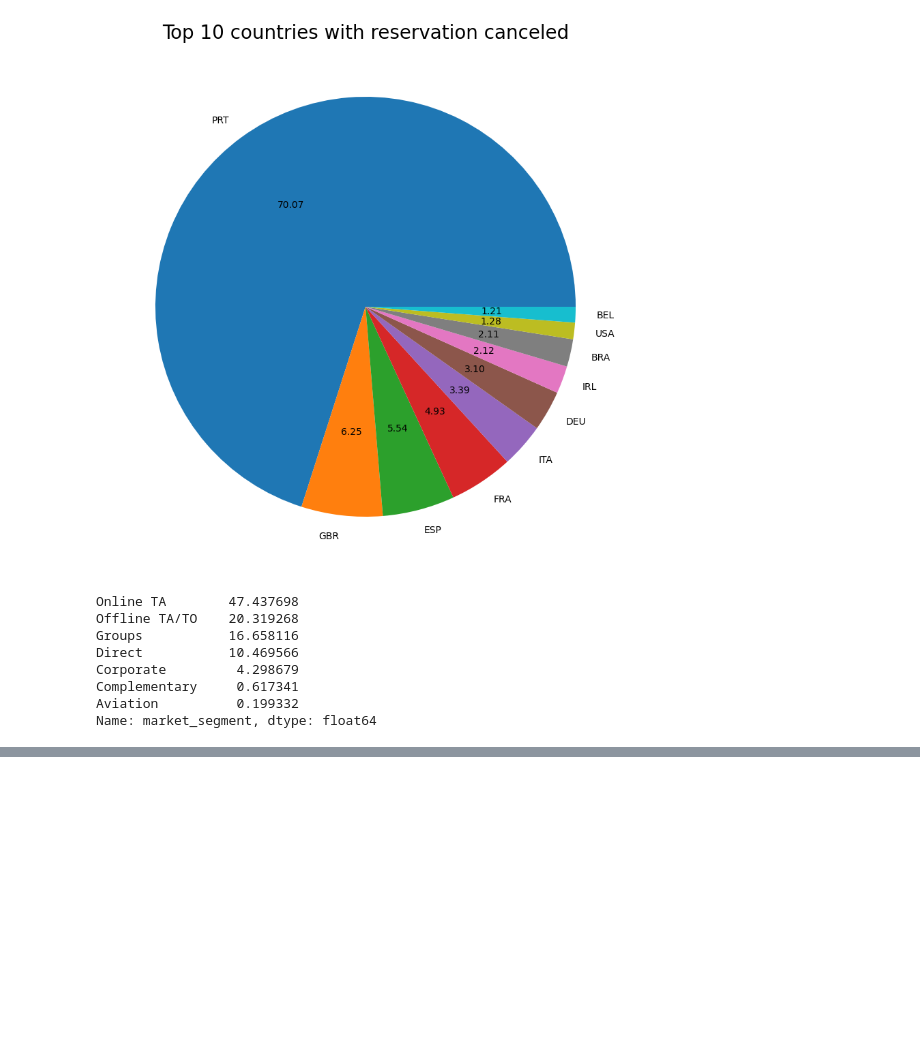
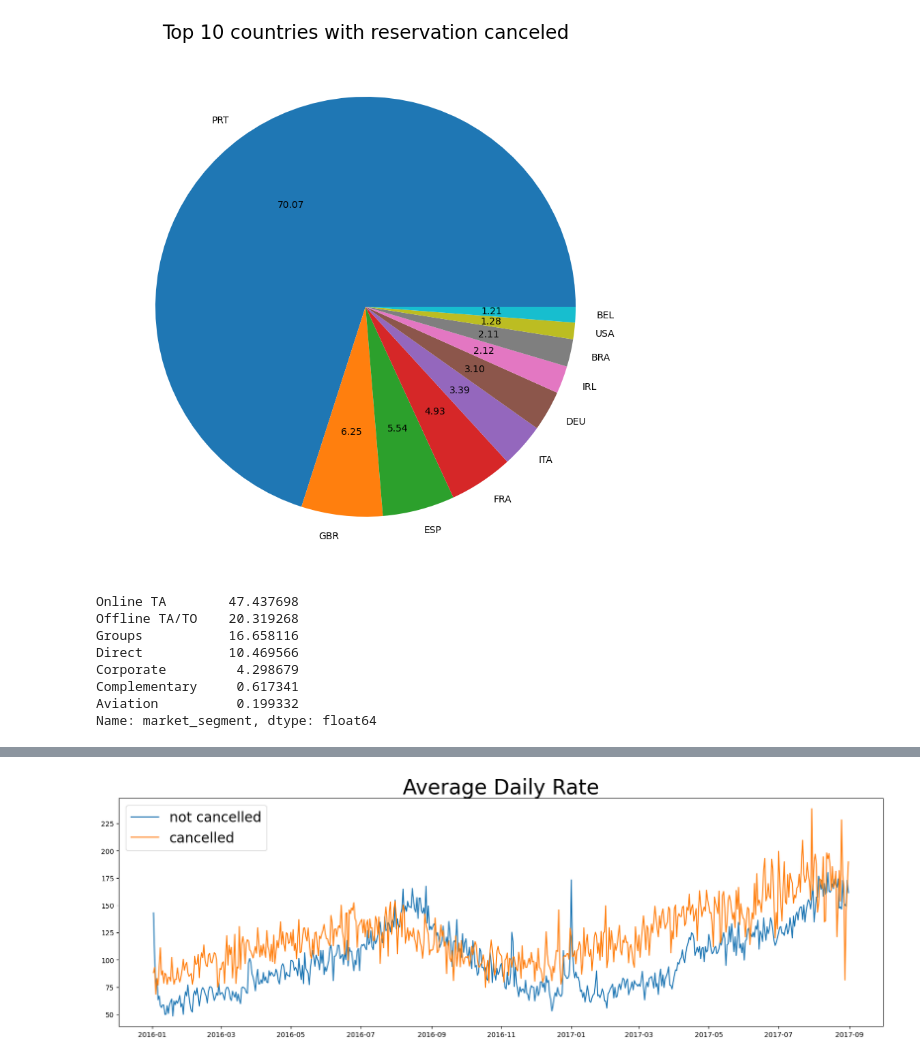
Before and after one commit to hamant-jagwan/Hotel-Booking--EDA, a Jupyter notebook: hotel_booking_EDA.ipynb, the cells around one changed output, grey strips where cells are left out. Saved outputs shown, nothing was run; the diff lists cells and outputs as text; code cells hidden in the pictures; blank space fills up the shorter version.

```diff
--- a/hotel_booking_EDA.ipynb
+++ b/hotel_booking_EDA.ipynb
@@ -464,0 +501,9 @@ cancelled_df_adr
+# %%
+plt.figure(figsize = (20, 6))
+plt.title('Average Daily Rate', fontsize  = 30)
+plt.plot(not_cancelled_df_adr['reservation_status_date'], not_cancelled_df_adr['adr'], label = 'not cancelled')
+plt.plot(cancelled_df_adr['reservation_status_date'], cancelled_df_adr['adr'] , label = 'cancelled')
+plt.legend(fontsize = 20)
+plt.show()
+# %% [output]
+[figure, added]
```
Also changed, not shown: parts of 6 cells of this notebook.
